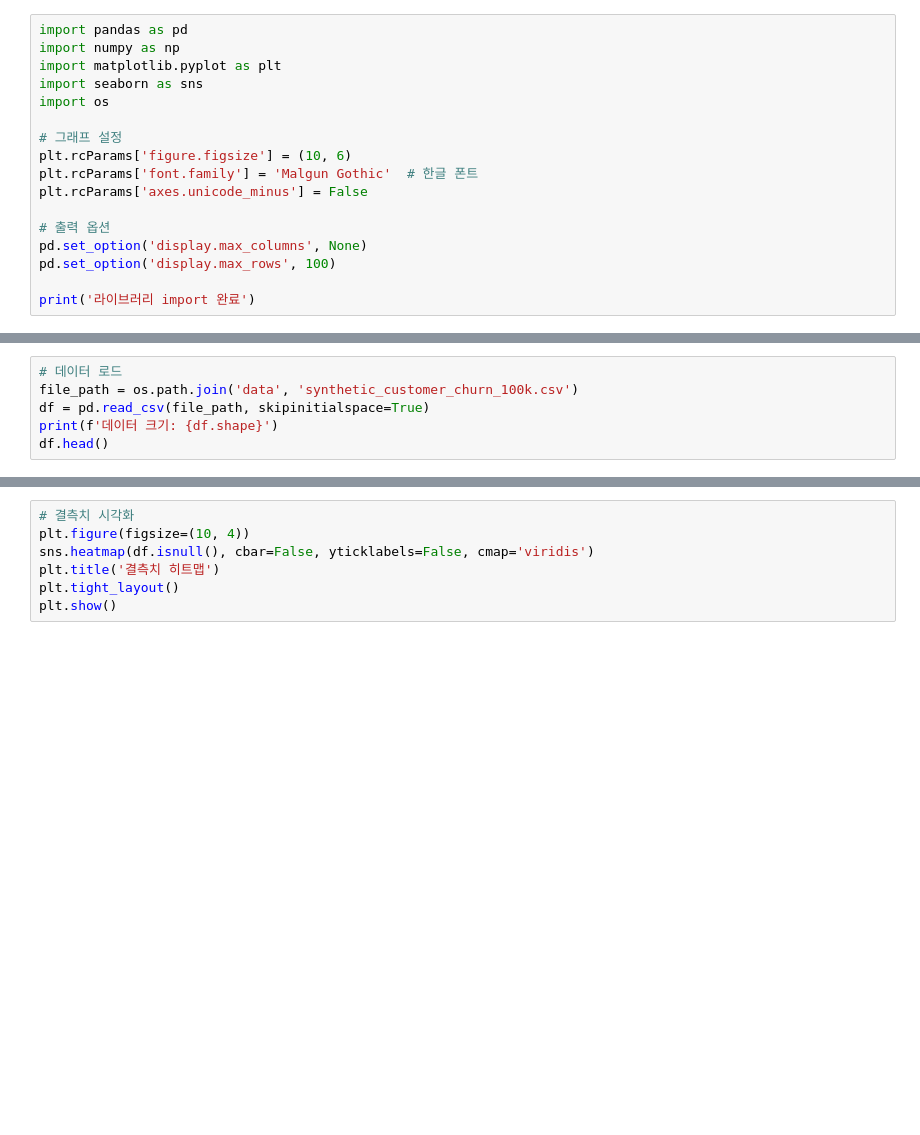
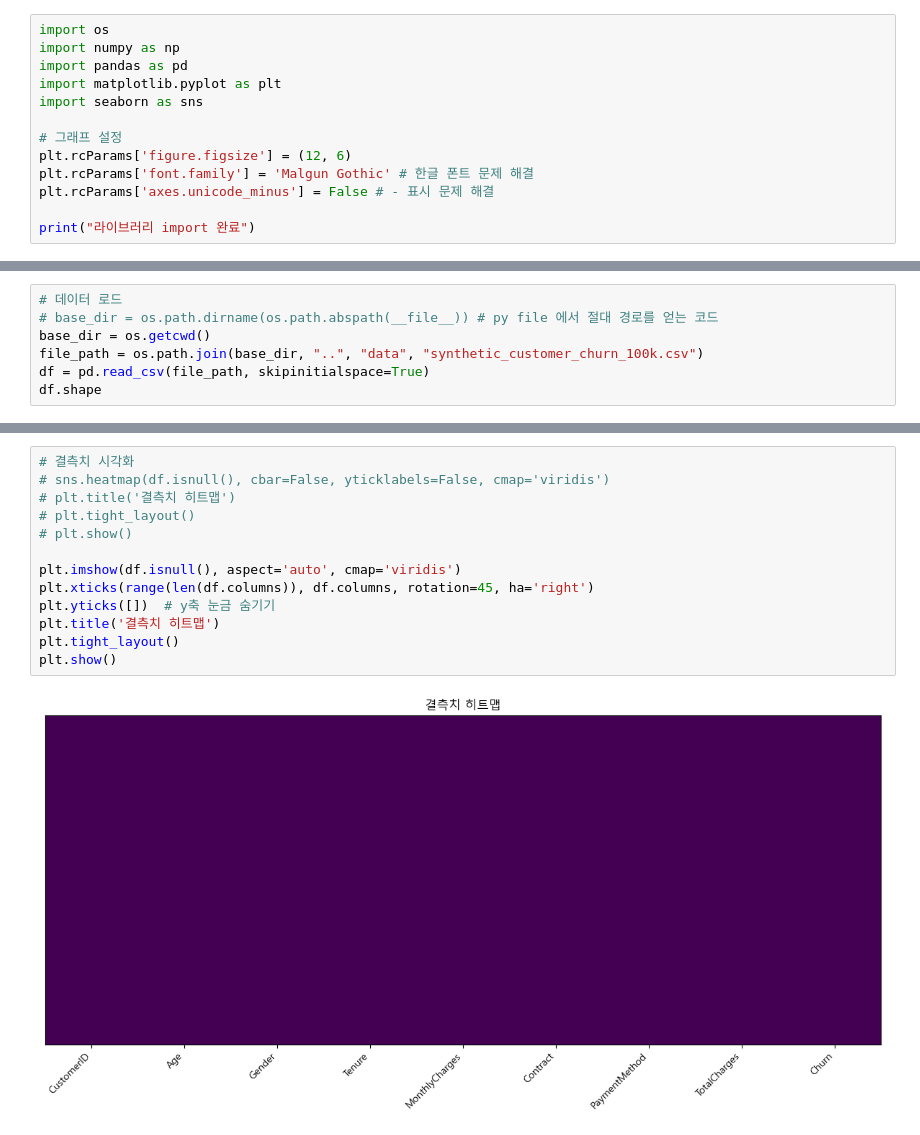
Before and after one commit to leeyonghyok/LEE_2nd_2Team, a Jupyter notebook: EDA/EDA_lee.ipynb, the cells around one changed output, grey strips where cells are left out. Drawn from its saved outputs; the diff is of its cells as text; blank space fills up the shorter version.

```diff
--- a/EDA/EDA_lee.ipynb
+++ b/EDA/EDA_lee.ipynb
@@ -7,17 +6,13 @@
 # %%
+import os
+import numpy as np
 import pandas as pd
-import numpy as np
 import matplotlib.pyplot as plt
 import seaborn as sns
-import os
 
 # 그래프 설정
-plt.rcParams['figure.figsize'] = (10, 6)
-plt.rcParams['font.family'] = 'Malgun Gothic'  # 한글 폰트
-plt.rcParams['axes.unicode_minus'] = False
+plt.rcParams['figure.figsize'] = (12, 6)
+plt.rcParams['font.family'] = 'Malgun Gothic' # 한글 폰트 문제 해결
+plt.rcParams['axes.unicode_minus'] = False # - 표시 문제 해결
 
-# 출력 옵션
-pd.set_option('display.max_columns', None)
-pd.set_option('display.max_rows', 100)
-
-print('라이브러리 import 완료')
+print("라이브러리 import 완료")
@@ -26,6 +23,7 @@ print('라이브러리 import 완료')
 # %%
 # 데이터 로드
-file_path = os.path.join('data', 'synthetic_customer_churn_100k.csv')
+# base_dir = os.path.dirname(os.path.abspath(__file__)) # py file 에서 절대 경로를 얻는 코드
+base_dir = os.getcwd()
+file_path = os.path.join(base_dir, "..", "data", "synthetic_customer_churn_100k.csv")
 df = pd.read_csv(file_path, skipinitialspace=True)
-print(f'데이터 크기: {df.shape}')
-df.head()
+df.shape
@@ -55,7 +108,15 @@ missing_df[missing_df['결측치 개수'] > 0]
 # %%
 # 결측치 시각화
-plt.figure(figsize=(10, 4))
-sns.heatmap(df.isnull(), cbar=False, yticklabels=False, cmap='viridis')
+# sns.heatmap(df.isnull(), cbar=False, yticklabels=False, cmap='viridis')
+# plt.title('결측치 히트맵')
+# plt.tight_layout()
+# plt.show()
+
+plt.imshow(df.isnull(), aspect='auto', cmap='viridis')
+plt.xticks(range(len(df.columns)), df.columns, rotation=45, ha='right')
+plt.yticks([])  # y축 눈금 숨기기
 plt.title('결측치 히트맵')
 plt.tight_layout()
 plt.show()
+# %% [output]
+[figure, added]
```
Also changed, not shown: parts of 39 cells of this notebook, 7 other files.
